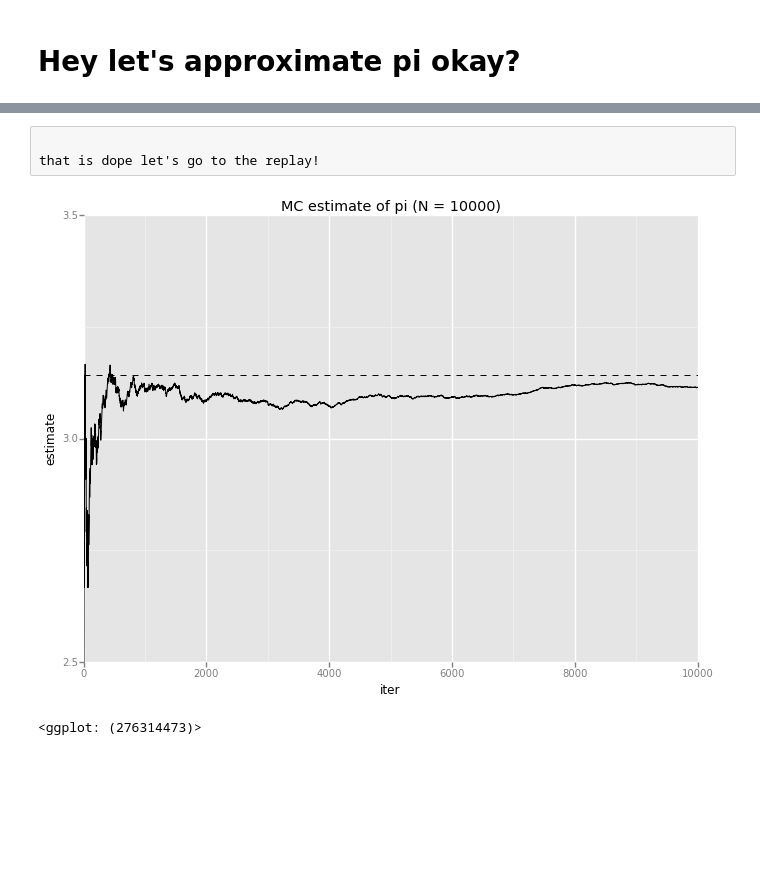
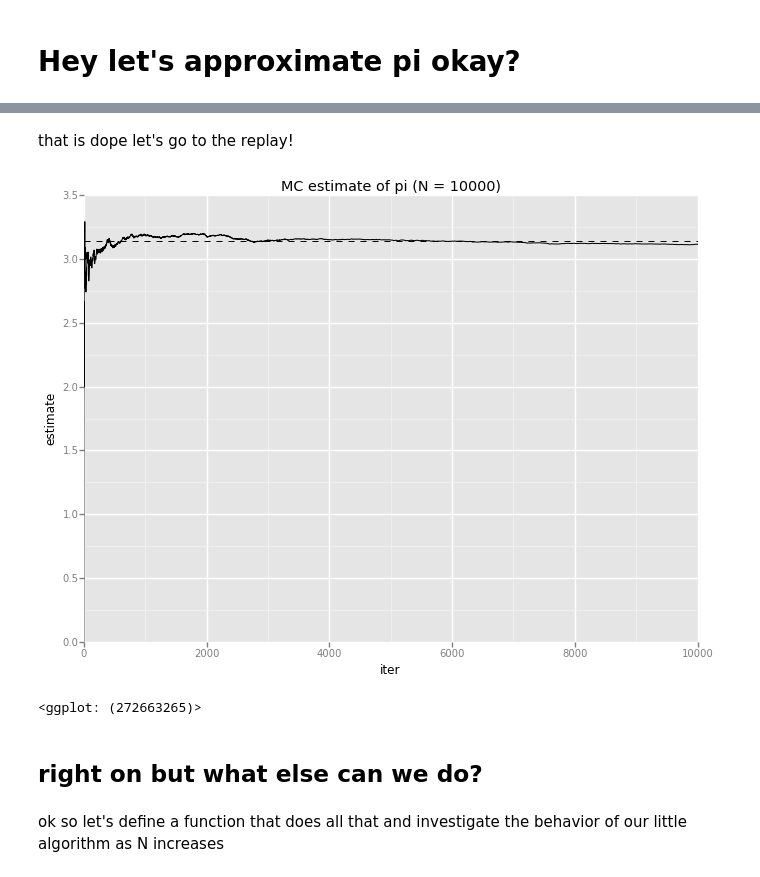
Before and after one commit to jason137/jason137.github.io, a Jupyter notebook: pi.ipynb, the cells around one changed output, grey strips where cells are left out. Saved outputs shown, nothing was run; the diff lists cells and outputs as text; code cells hidden in the pictures; blank space fills up the shorter version.

```diff
--- a/pi.ipynb
+++ b/pi.ipynb
@@ -34,14 +33,17 @@ error = 9e-03
-# %% [raw]
-
-that is dope let's go to the replay!
+# %% [markdown]
+that is dope let's go to the replay!
 # %%
 est_df = pd.DataFrame({'iter': xrange(N), 'estimate': estimates})
 plot = (ggplot(est_df, aes('iter', 'estimate')) + geom_line()
-            + scale_y_continuous(limits=[2.5, 3.5])
+#            + scale_y_continuous(limits=[2.5, 3.5])
             + geom_hline(yintercept=math.pi, linetype='dashed')
             + ggtitle('MC estimate of pi (N = {})'.format(N)))
 
 print plot
 # %% [output]
-[figure, old version]
+[figure, new version]
-<ggplot: (276314473)>
+<ggplot: (272663265)>
+# %% [markdown]
+## right on but what else can we do?
+# %% [markdown]
+ok so let's define a function that does all that and investigate the behavior of our little algorithm as N increases
```
Also changed, not shown: parts of 14 cells of this notebook.
